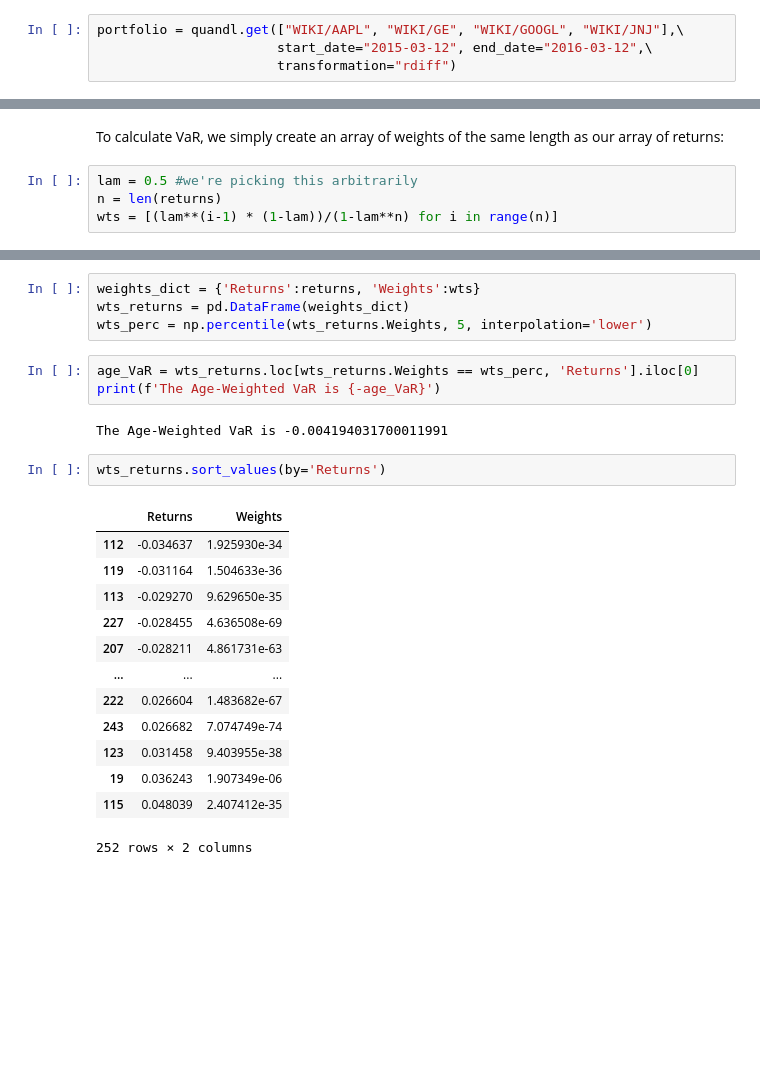
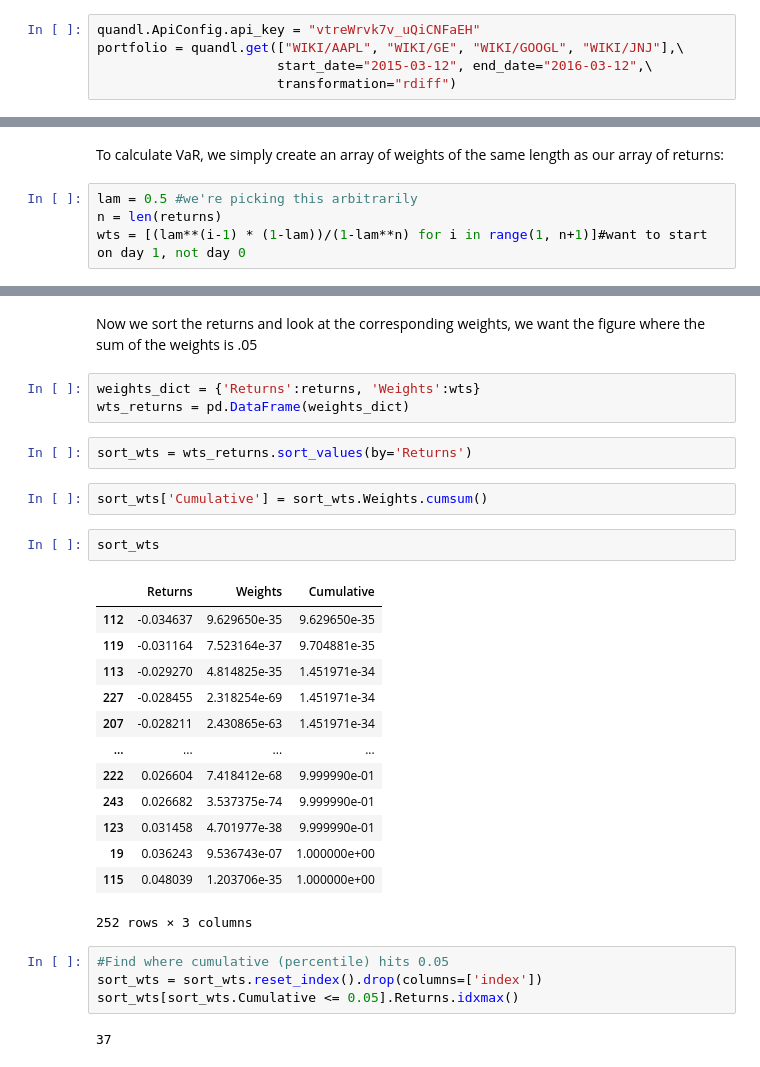
Before and after one commit to matthew-e-thomas/financial-analysis, a Jupyter notebook: Filtered_Historical_VaR.ipynb, the cells around one changed output, grey strips where cells are left out. Cells and saved outputs as stored; diff of their text form; blank space fills up the shorter version.

Commit message:
Updated Age-Weighted VaR to Fix Mistakes

```diff
--- a/Filtered_Historical_VaR.ipynb
+++ b/Filtered_Historical_VaR.ipynb
@@ -9,6 +10,7 @@ import quandl
 import plotly_express as px
 import matplotlib.pyplot as plt
 # %%
+quandl.ApiConfig.api_key = "vtreWrvk7v_uQiCNFaEH"
 portfolio = quandl.get(["WIKI/AAPL", "WIKI/GE", "WIKI/GOOGL", "WIKI/JNJ"],\
                        start_date="2015-03-12", end_date="2016-03-12",\
                        transformation="rdiff")
@@ -197,7 +199,7 @@ To calculate VaR, we simply create an array of weights of the same length as our
 # %%
 lam = 0.5 #we're picking this arbitrarily
 n = len(returns)
-wts = [(lam**(i-1) * (1-lam))/(1-lam**n) for i in range(n)]
+wts = [(lam**(i-1) * (1-lam))/(1-lam**n) for i in range(1, n+1)]#want to start on day 1, not day 0
 # %%
 wts[:15] #We can see how they get smaller and smaller
 # %% [output]
@@ -221,25 +221,31 @@ Now we find the _weight_ that corresponds to our VaR percentile, and the corresp
+# %% [markdown]
+Now we sort the returns and look at the corresponding weights, we want the figure where the sum of the weights is .05
 # %%
 weights_dict = {'Returns':returns, 'Weights':wts}
 wts_returns = pd.DataFrame(weights_dict)
-wts_perc = np.percentile(wts_returns.Weights, 5, interpolation='lower')
-# %%
-age_VaR = wts_returns.loc[wts_returns.Weights == wts_perc, 'Returns'].iloc[0]
-print(f'The Age-Weighted VaR is {-age_VaR}')
-# %% [output]
-The Age-Weighted VaR is -0.004194031700011991
 # %%
-wts_returns.sort_values(by='Returns')
+sort_wts = wts_returns.sort_values(by='Returns')
-# %% [output]
-|  | Returns | Weights |
-| 112 | -0.034637 | 1.925930e-34 |
-| 119 | -0.031164 | 1.504633e-36 |
-| 113 | -0.029270 | 9.629650e-35 |
-| 227 | -0.028455 | 4.636508e-69 |
-| 207 | -0.028211 | 4.861731e-63 |
-| ... | ... | ... |
-| 222 | 0.026604 | 1.483682e-67 |
-| 243 | 0.026682 | 7.074749e-74 |
-| 123 | 0.031458 | 9.403955e-38 |
-| 19 | 0.036243 | 1.907349e-06 |
-| 115 | 0.048039 | 2.407412e-35 |
-252 rows × 2 columns
+# %%
+sort_wts['Cumulative'] = sort_wts.Weights.cumsum()
+# %%
+sort_wts
+# %% [output]
+|  | Returns | Weights | Cumulative |
+| 112 | -0.034637 | 9.629650e-35 | 9.629650e-35 |
+| 119 | -0.031164 | 7.523164e-37 | 9.704881e-35 |
+| 113 | -0.029270 | 4.814825e-35 | 1.451971e-34 |
+| 227 | -0.028455 | 2.318254e-69 | 1.451971e-34 |
+| 207 | -0.028211 | 2.430865e-63 | 1.451971e-34 |
+| ... | ... | ... | ... |
+| 222 | 0.026604 | 7.418412e-68 | 9.999990e-01 |
+| 243 | 0.026682 | 3.537375e-74 | 9.999990e-01 |
+| 123 | 0.031458 | 4.701977e-38 | 9.999990e-01 |
+| 19 | 0.036243 | 9.536743e-07 | 1.000000e+00 |
+| 115 | 0.048039 | 1.203706e-35 | 1.000000e+00 |
+252 rows × 3 columns
+# %%
+#Find where cumulative (percentile) hits 0.05
+sort_wts = sort_wts.reset_index().drop(columns=['index'])
+sort_wts[sort_wts.Cumulative <= 0.05].Returns.idxmax()
+# %% [output]
+37
```
Also changed, not shown: parts of 9 cells of this notebook.
